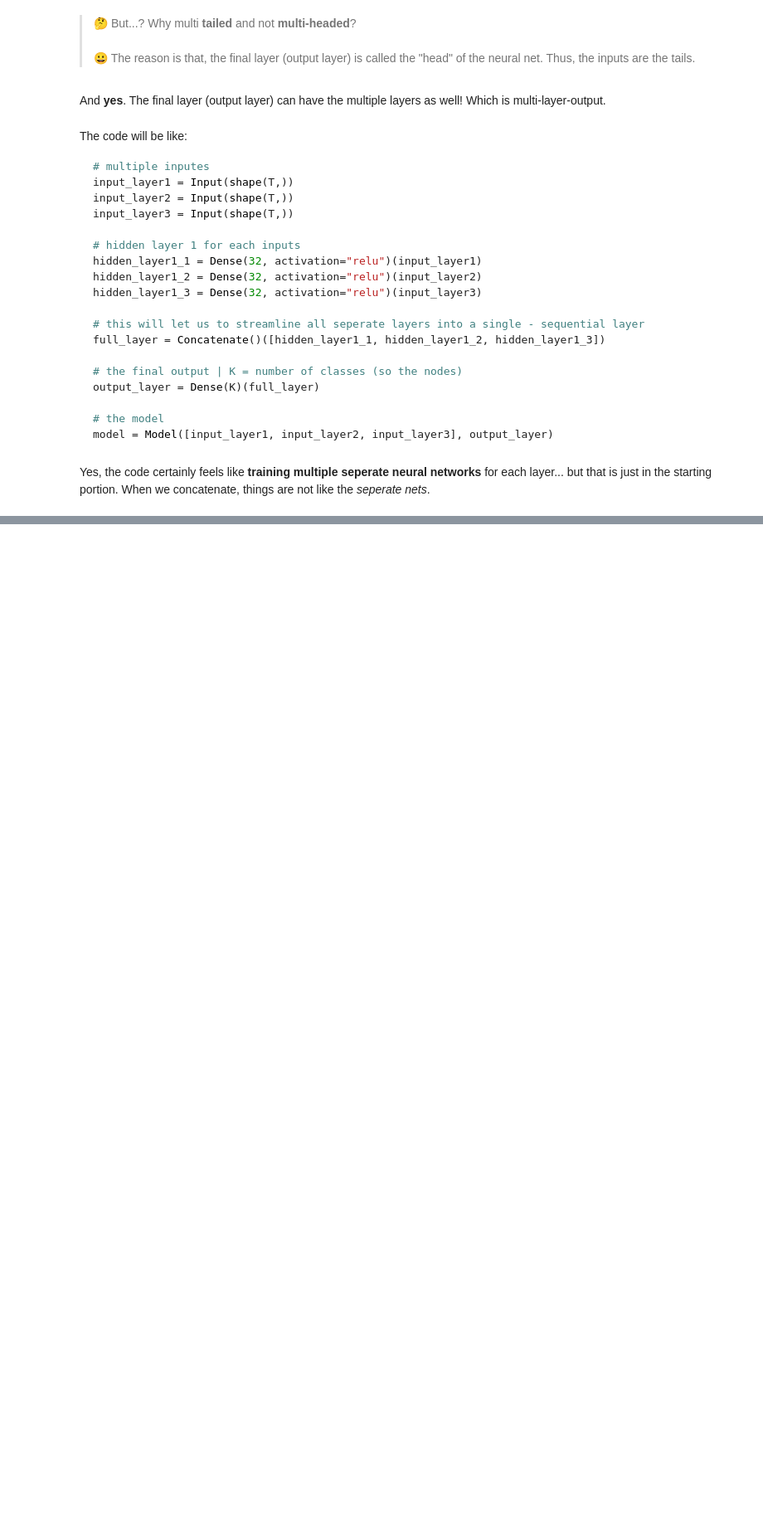
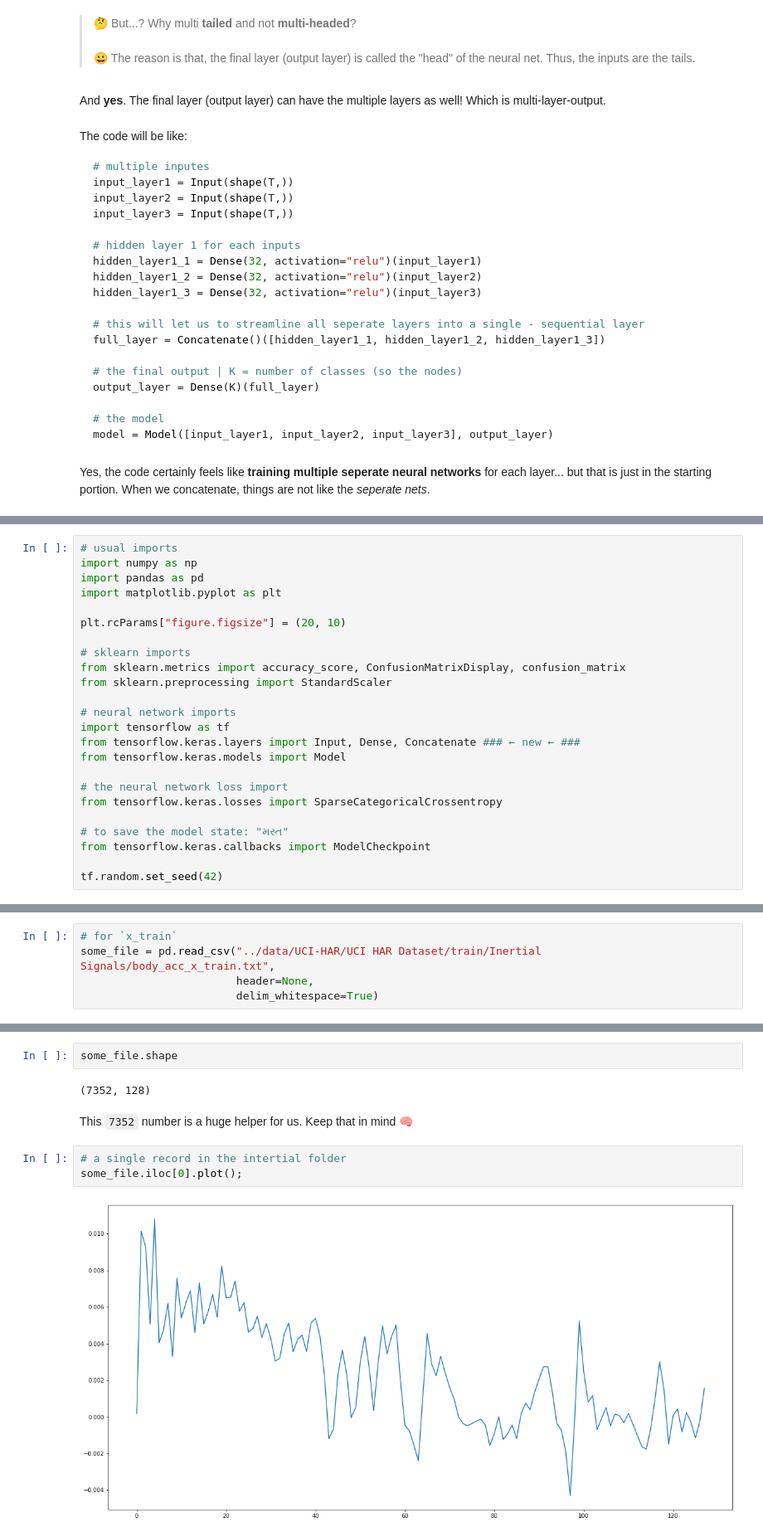
Before and after one commit to AayushSameerShah/TimeSeries-Forecasting, a Jupyter notebook: 5. Deep learning with Time Series/8. Human activity prediction (multi input).ipynb, the cells around one changed output, grey strips where cells are left out. Shown at 83% size. Cells and saved outputs as stored; diff of their text form; blank space fills up the shorter version.

Commit message:
Corrected the NxTxD format and have progressed in the understanding the dataset

```diff
--- a/5. Deep learning with Time Series/8. Human activity prediction (multi input).ipynb
+++ b/5. Deep learning with Time Series/8. Human activity prediction (multi input).ipynb
@@ -238,0 +251,24 @@ array([[ 0,  3,  6],
+# %%
+# usual imports
+import numpy as np
+import pandas as pd
+import matplotlib.pyplot as plt
+
+plt.rcParams["figure.figsize"] = (20, 10)
+
+# sklearn imports
+from sklearn.metrics import accuracy_score, ConfusionMatrixDisplay, confusion_matrix
+from sklearn.preprocessing import StandardScaler
+
+# neural network imports
+import tensorflow as tf
+from tensorflow.keras.layers import Input, Dense, Concatenate ### ← new ← ###
+from tensorflow.keras.models import Model
+
+# the neural network loss import
+from tensorflow.keras.losses import SparseCategoricalCrossentropy
+
+# to save the model state: "મસ્ત"
+from tensorflow.keras.callbacks import ModelCheckpoint
+
+tf.random.set_seed(42)
@@ -238,0 +474,5 @@ array([[ 0,  3,  6],
+# %%
+# for `x_train`
+some_file = pd.read_csv("../data/UCI-HAR/UCI HAR Dataset/train/Inertial Signals/body_acc_x_train.txt",
+                        header=None,
+                        delim_whitespace=True)
@@ -238,0 +495,11 @@ array([[ 0,  3,  6],
+# %%
+some_file.shape
+# %% [output]
+(7352, 128)
+# %% [markdown]
+This `7352` number is a huge helper for us. Keep that in mind 🧠
+# %%
+# a single record in the intertial folder
+some_file.iloc[0].plot();
+# %% [output]
+[figure, added]
```
Also changed, not shown: parts of 56 cells of this notebook, 3 other files.
